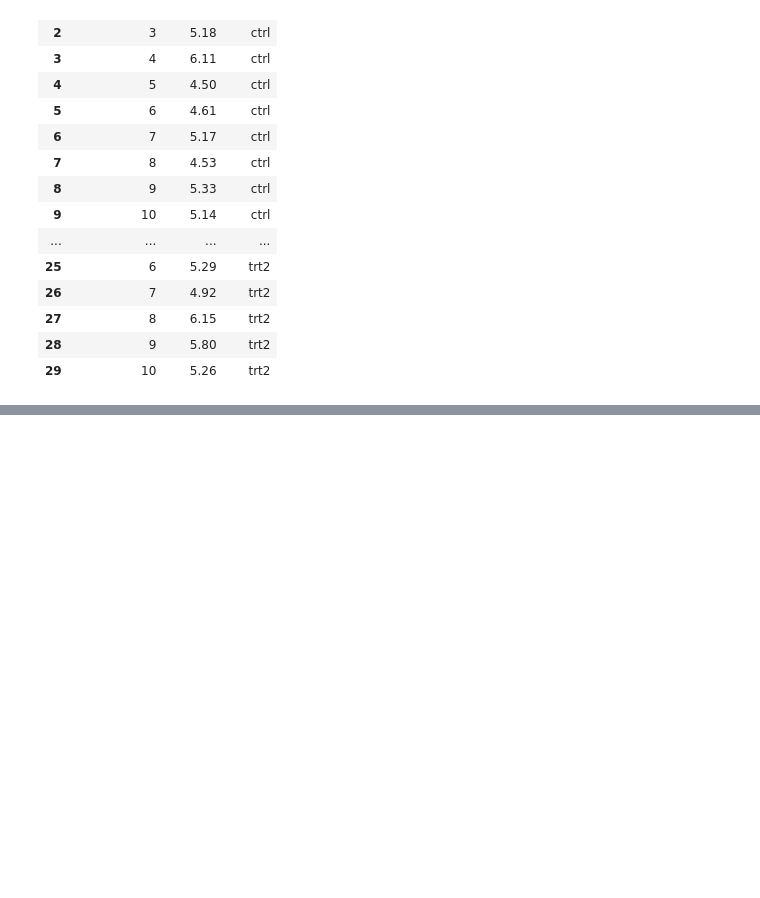
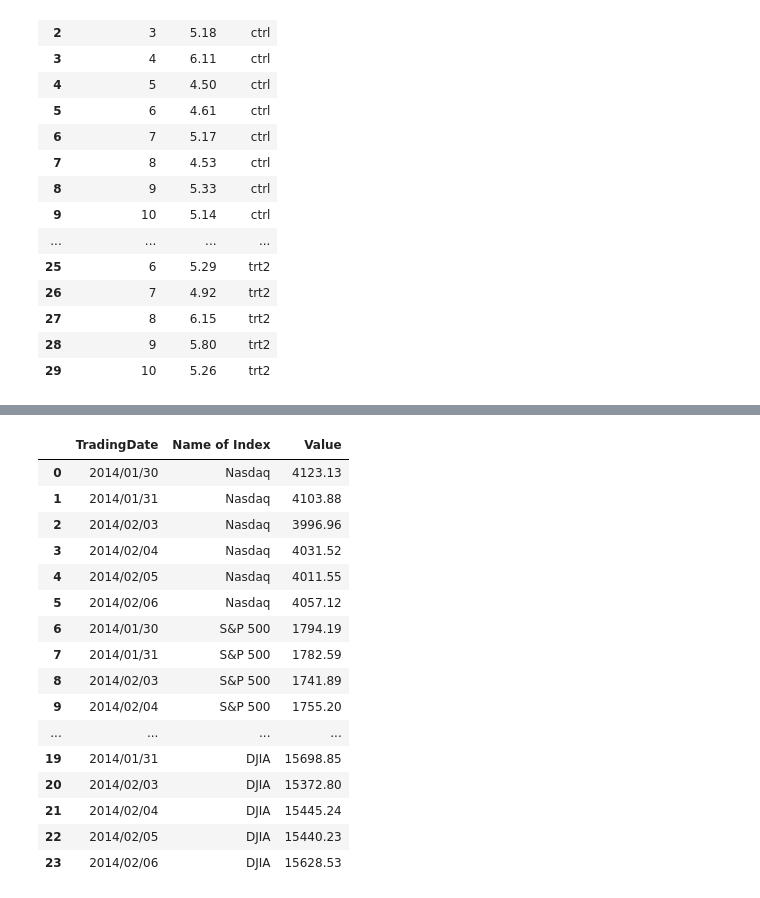
Before and after one commit to vwon23/MasteringPandas, a Jupyter notebook: ch5.ipynb, the cells around one changed output, grey strips where cells are left out. Saved outputs shown, nothing was run; the diff lists cells and outputs as text; code cells hidden in the pictures; blank space fills up the shorter version.

```diff
--- a/ch5.ipynb
+++ b/ch5.ipynb
@@ -28,0 +142,21 @@ plantGrowthRawDF
+# %%
+melted = pd.melt(USIndexDataDF, id_vars=['TradingDate'], var_name='Name of Index', value_name='Value')
+melted
+# %% [output]
+|  | TradingDate | Name of Index | Value |
+| 0 | 2014/01/30 | Nasdaq | 4123.13 |
+| 1 | 2014/01/31 | Nasdaq | 4103.88 |
+| 2 | 2014/02/03 | Nasdaq | 3996.96 |
+| 3 | 2014/02/04 | Nasdaq | 4031.52 |
+| 4 | 2014/02/05 | Nasdaq | 4011.55 |
+| 5 | 2014/02/06 | Nasdaq | 4057.12 |
+| 6 | 2014/01/30 | S&P 500 | 1794.19 |
+| 7 | 2014/01/31 | S&P 500 | 1782.59 |
+| 8 | 2014/02/03 | S&P 500 | 1741.89 |
+| 9 | 2014/02/04 | S&P 500 | 1755.20 |
+| ... | ... | ... | ... |
+| 19 | 2014/01/31 | DJIA | 15698.85 |
+| 20 | 2014/02/03 | DJIA | 15372.80 |
+| 21 | 2014/02/04 | DJIA | 15445.24 |
+| 22 | 2014/02/05 | DJIA | 15440.23 |
+| 23 | 2014/02/06 | DJIA | 15628.53 |
```
Also changed, not shown: parts of 11 cells of this notebook.
